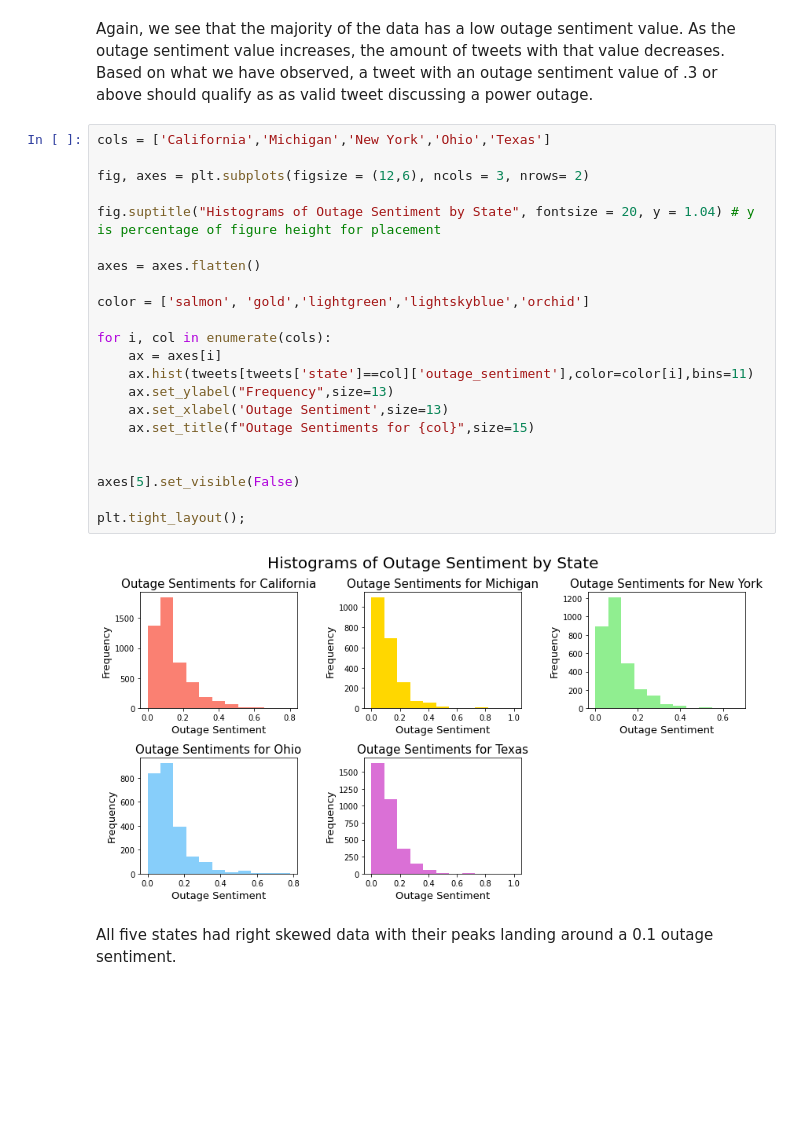
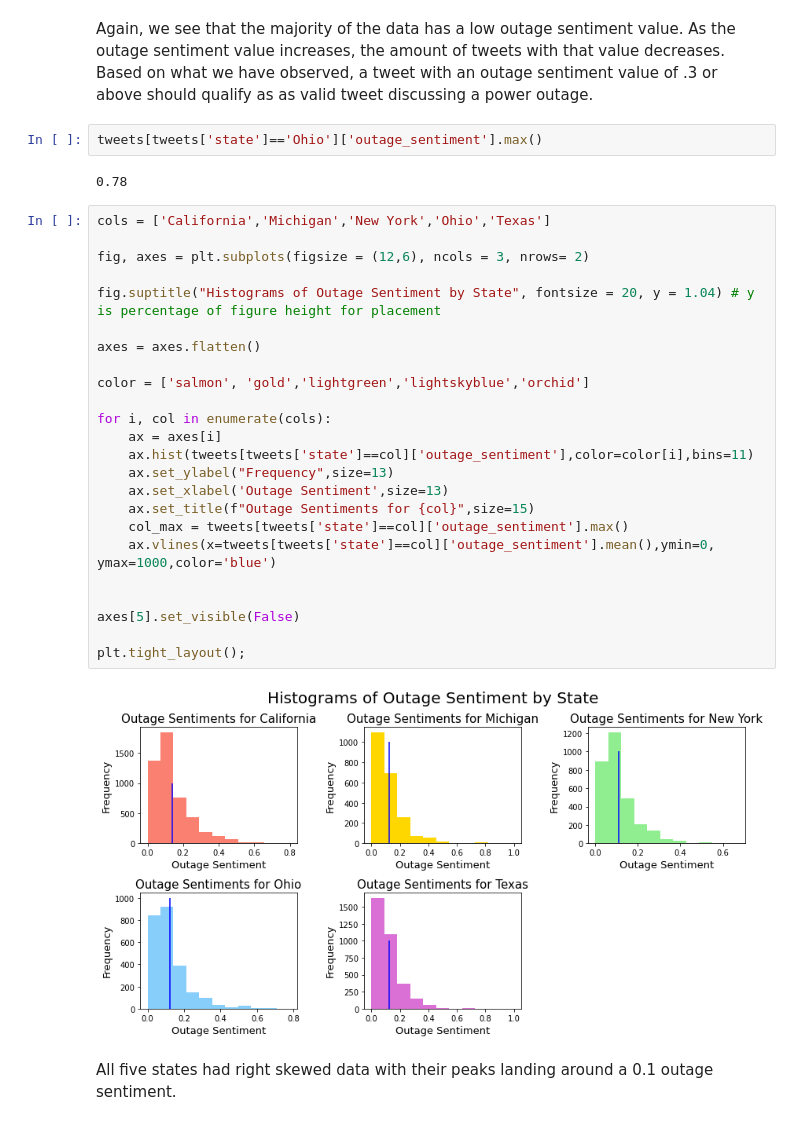
Before and after one commit to dmedellin2/mapping_power_outages, a Jupyter notebook: danielle/03_EDA.ipynb, the cells around one changed output. Cells and saved outputs as stored; diff of their text form; blank space fills up the shorter version.

Commit message:
added mean lines

```diff
--- a/danielle/03_EDA.ipynb
+++ b/danielle/03_EDA.ipynb
@@ -117,30 +118,36 @@ boxplot.set(xlabel='Outage Sentiment',title='Distribution of Outage Sentiments')
 [figure]
 # %% [markdown]
 Again, we see that the majority of the data has a low outage sentiment value. As the outage sentiment value increases, the amount of tweets with that value decreases. Based on what we have observed, a tweet with an outage sentiment value of .3 or above should qualify as as valid tweet discussing a power outage.
+# %%
+tweets[tweets['state']=='Ohio']['outage_sentiment'].max()
+# %% [output]
+0.78
 # %%
 cols = ['California','Michigan','New York','Ohio','Texas']
 
 fig, axes = plt.subplots(figsize = (12,6), ncols = 3, nrows= 2)
 
 fig.suptitle("Histograms of Outage Sentiment by State", fontsize = 20, y = 1.04) # y is percentage of figure height for placement
 
 axes = axes.flatten()
 
 color = ['salmon', 'gold','lightgreen','lightskyblue','orchid']
 
 for i, col in enumerate(cols):
     ax = axes[i]
     ax.hist(tweets[tweets['state']==col]['outage_sentiment'],color=color[i],bins=11)
     ax.set_ylabel("Frequency",size=13)
     ax.set_xlabel('Outage Sentiment',size=13)
     ax.set_title(f"Outage Sentiments for {col}",size=15)
+    col_max = tweets[tweets['state']==col]['outage_sentiment'].max()
+    ax.vlines(x=tweets[tweets['state']==col]['outage_sentiment'].mean(),ymin=0, ymax=1000,color='blue')
 
 
 axes[5].set_visible(False)
 
 plt.tight_layout();
 # %% [output]
-[figure, old version]
+[figure, new version]
 # %% [markdown]
 All five states had right skewed data with their peaks landing around a 0.1 outage sentiment.
 # %%
```
Also changed, not shown: parts of 5 cells of this notebook.
